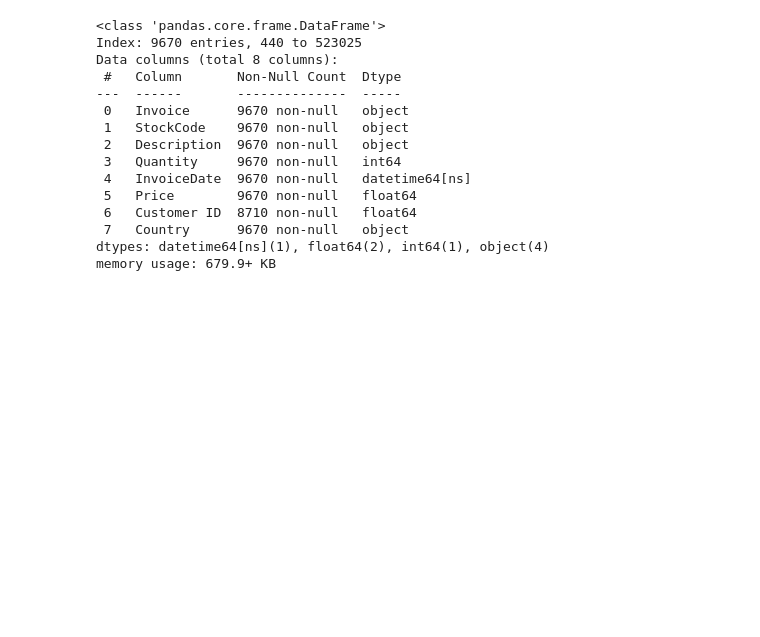
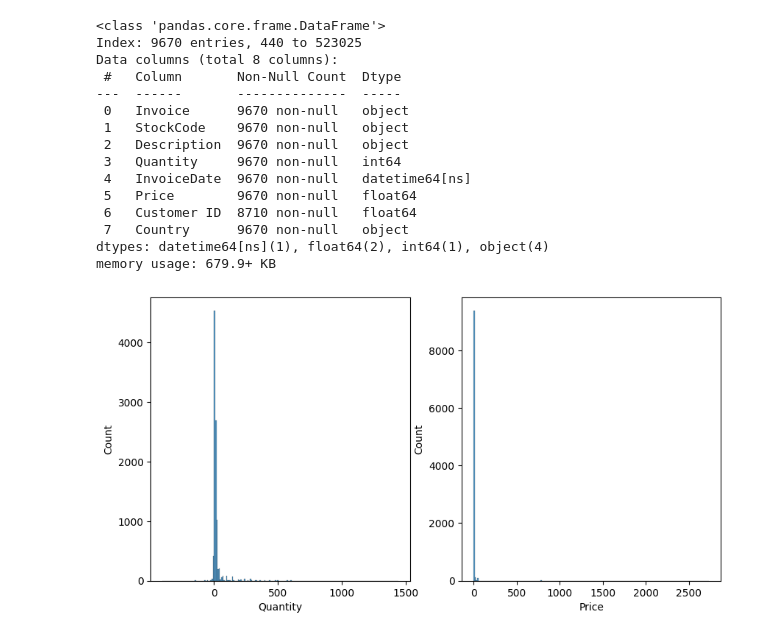
Before and after one commit to Ri-Dearg/ca2-market-retail, a Jupyter notebook: ca2-market-retail.ipynb, the cells around one changed output. Drawn from its saved outputs; the diff is of its cells as text; code cells hidden in the pictures; blank space fills up the shorter version.

Commit message:
feat: ✨ add function to plot multiple graphs

```diff
--- a/ca2-market-retail.ipynb
+++ b/ca2-market-retail.ipynb
@@ -38,3 +44,44 @@ Running locally, not in Colab
+# %%
+# Callable function to create plots
+def multi_row_plot(
+    seaborn_func: Callable,
+    data: object,
+    grid: tuple = (4, 4),
+    size: tuple = (25, 20),
+    *,
+    y_col: bool = False,
+    y_val: str = '',
+    **kwargs: dict[str, Any],
+) -> None:
+    """Create a plot with default values.
+
+    Args:
+        seaborn_func (Callable): seaborn plot function to run.
+        data (object): _description_
+        grid (tuple, optional): Rows and columns. Defaults to (2, 7).
+        size (tuple, optional): Width and Height. Defaults to (32, 7).
+        y_col(None, optional): x axis if doing a correlation plot.
+        **kwargs(dict, optional): keyword for the seaborn function
+
+    """
+    data_cols = data.columns
+
+    # Structure plots to easily fit the data.
+    fig_plot, axes = plt.subplots(grid[0], grid[1], figsize=(size[0], size[1]))
+    # Flatten axes so it is easier to enumerate.
+    axes = axes.flatten()
+    # Cheks to see if it is a correlation plot.
+    if y_col is True:
+        for i, item in enumerate(data_cols[1:]):
+            seaborn_func(data=data, x=item, y=y_val, ax=axes[i], **kwargs)
+    # Runs single predictor plot if not.
+    else:
+        for i, item in enumerate(data_cols):
+            seaborn_func(data=data, x=item, ax=axes[i], **kwargs)
+
+    # Hide any unused subplots.
+    for j in range(i + 1, len(axes)):
+        axes[j].axis('off')
 # %%
 # Load in excel file as data
 retail_data = pd.read_excel('online_retail.xlsx')
@@ -103,3 +153,8 @@ dtypes: datetime64[ns](1), float64(2), int64(1), object(4)
 memory usage: 679.9+ KB
 # %%
 eire_data.to_csv('eire_retail.csv')
+# %%
+# The outliers make the majority of data hard to visualise
+multi_row_plot(sns.histplot, eire_data[['Quantity', 'Price']], grid=(1,2), size=(10, 5))
+# %% [output]
+[figure, added]
```
Also changed, not shown: parts of 5 cells of this notebook.
